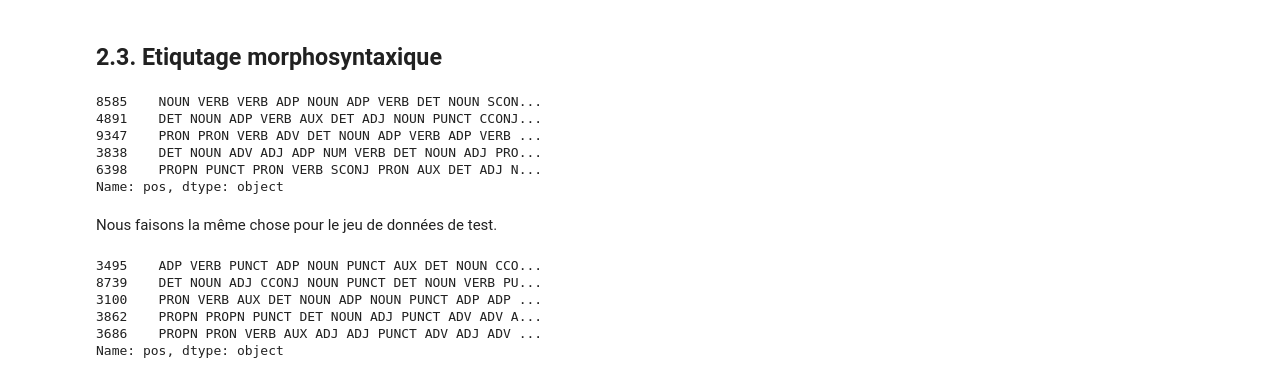
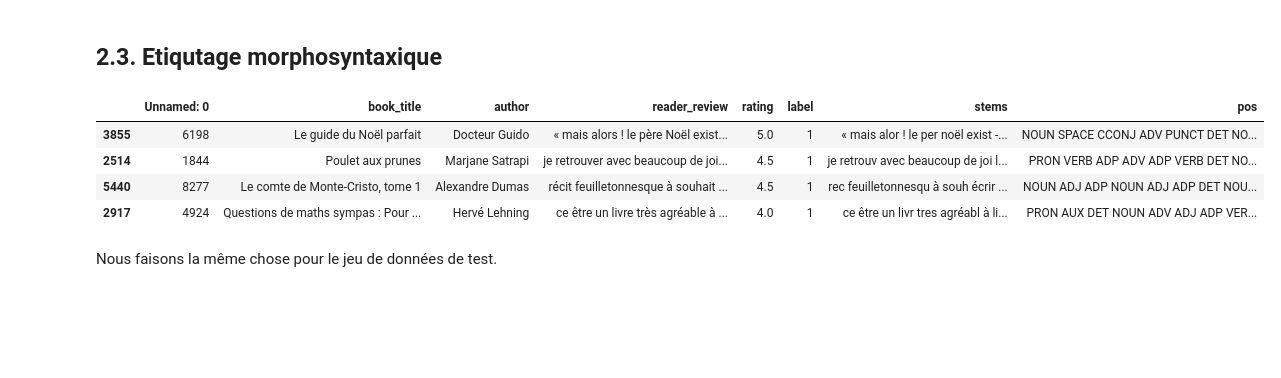
Before and after one commit to clemchsns/projet_langage, a Jupyter notebook: projet.ipynb, the cells around one changed output. Drawn from its saved outputs; the diff is of its cells as text; code cells hidden in the pictures; blank space fills up the shorter version.

```diff
--- a/projet.ipynb
+++ b/projet.ipynb
@@ -56,0 +66,2 @@ Pour notre étude, nous avons le titre du livre, l'auteur, l'avis du lecteur, la
+# %%
+data = data.dropna(subset=['reader_review'])
@@ -223,25 +256,15 @@ def replace_words_with_pos_tag(text):
     return ' '.join([token.pos_ for token in text])
 # %%
 train_df['pos'] = train_df['reader_review'].apply(replace_words_with_pos_tag)
-# %%
-train_df['pos'].head()
-# %% [output]
-8585    NOUN VERB VERB ADP NOUN ADP VERB DET NOUN SCON...
-4891    DET NOUN ADP VERB AUX DET ADJ NOUN PUNCT CCONJ...
-9347    PRON PRON VERB ADV DET NOUN ADP VERB ADP VERB ...
-3838    DET NOUN ADV ADJ ADP NUM VERB DET NOUN ADJ PRO...
-6398    PROPN PUNCT PRON VERB SCONJ PRON AUX DET ADJ N...
-Name: pos, dtype: object
+# %%
+train_df[1:5]
+# %% [output]
+|  | Unnamed: 0 | book_title | author | reader_review | rating | label | stems | pos |
+| 3855 | 6198 | Le guide du Noël parfait | Docteur Guido | « mais alors ! le père Noël exist... | 5.0 | 1 | « mais alor ! le per noël exist -... | NOUN SPACE CCONJ ADV PUNCT DET NO... |
+| 2514 | 1844 | Poulet aux prunes | Marjane Satrapi | je retrouver avec beaucoup de joi... | 4.5 | 1 | je retrouv avec beaucoup de joi l... | PRON VERB ADP ADV ADP VERB DET NO... |
+| 5440 | 8277 | Le comte de Monte-Cristo, tome 1 | Alexandre Dumas | récit feuilletonnesque à souhait ... | 4.5 | 1 | rec feuilletonnesqu à souh écrir ... | NOUN ADJ ADP NOUN ADJ ADP DET NOU... |
+| 2917 | 4924 | Questions de maths sympas : Pour ... | Hervé Lehning | ce être un livre très agréable à ... | 4.0 | 1 | ce être un livr tres agréabl à li... | PRON AUX DET NOUN ADV ADJ ADP VER... |
 # %% [markdown]
 Nous faisons la même chose pour le jeu de données de test.
 # %%
 test_df['pos'] = test_df['reader_review'].apply(replace_words_with_pos_tag)
-# %%
-test_df["pos"].head()
-# %% [output]
-3495    ADP VERB PUNCT ADP NOUN PUNCT AUX DET NOUN CCO...
-8739    DET NOUN ADJ CCONJ NOUN PUNCT DET NOUN VERB PU...
-3100    PRON VERB AUX DET NOUN ADP NOUN PUNCT ADP ADP ...
-3862    PROPN PROPN PUNCT DET NOUN ADJ PUNCT ADV ADV A...
-3686    PROPN PRON VERB AUX ADJ ADJ PUNCT ADV ADJ ADV ...
-Name: pos, dtype: object
```
Also changed, not shown: parts of 55 cells of this notebook.
